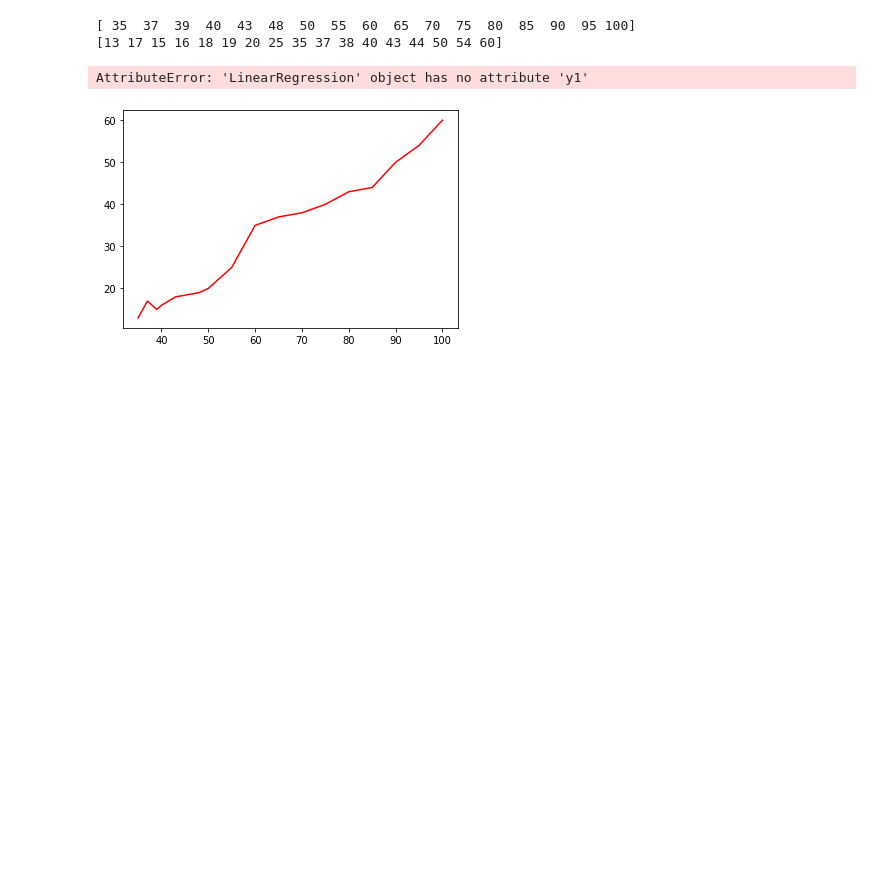
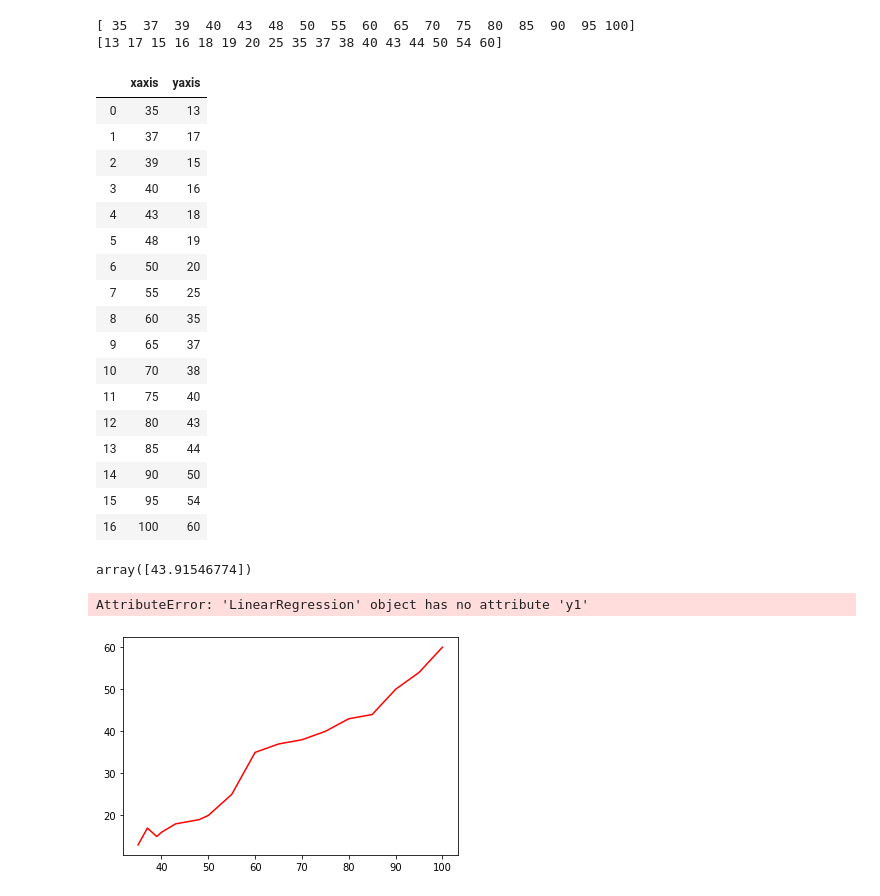
Before and after one commit to Karansheth/Python-Libraries-Machine-Learning, a Jupyter notebook: Linear regression/Linear regression.ipynb, the cells around one changed output. Cells and saved outputs as stored; diff of their text form; code cells hidden in the pictures; blank space fills up the shorter version.

```diff
--- a/Linear regression/Linear regression.ipynb
+++ b/Linear regression/Linear regression.ipynb
@@ -27 +21,24 @@ y1=[y]
+# %%
+df = pd.DataFrame({"xaxis":x,
+                   "yaxis":y})
+df
+# %% [output]
+|  | xaxis | yaxis |
+| 0 | 35 | 13 |
+| 1 | 37 | 17 |
+| 2 | 39 | 15 |
+| 3 | 40 | 16 |
+| 4 | 43 | 18 |
+| 5 | 48 | 19 |
+| 6 | 50 | 20 |
+| 7 | 55 | 25 |
+| 8 | 60 | 35 |
+| 9 | 65 | 37 |
+| 10 | 70 | 38 |
+| 11 | 75 | 40 |
+| 12 | 80 | 43 |
+| 13 | 85 | 44 |
+| 14 | 90 | 50 |
+| 15 | 95 | 54 |
+| 16 | 100 | 60 |
 # %%
@@ -33,3 +50,8 @@ linear_reg.fit(x1,y1);
+# %%
+sd = linear_reg.predict([[80]]);
+sd
+# %% [output]
+array([43.91546774])
 # %%
 plt.plot(x,y,color='red')
 plt.plot(x,linear_reg.y1,color='green')
```
Also changed, not shown: parts of 17 cells of this notebook, 1 other file.
